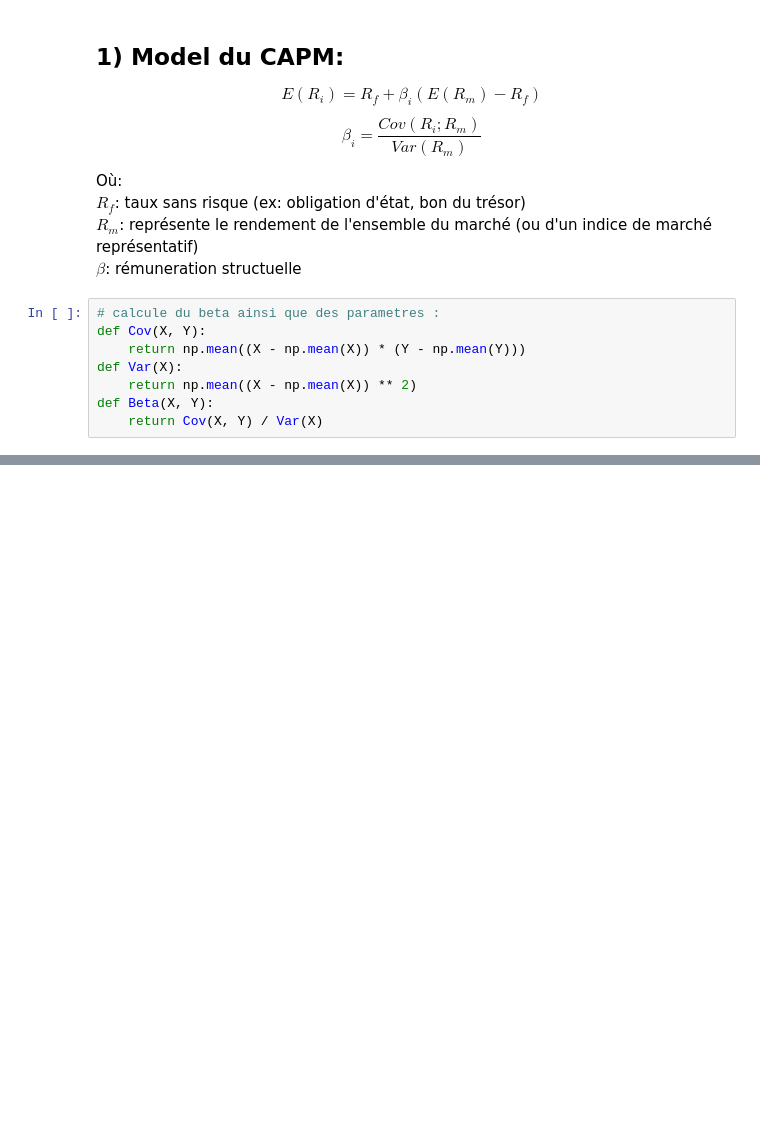
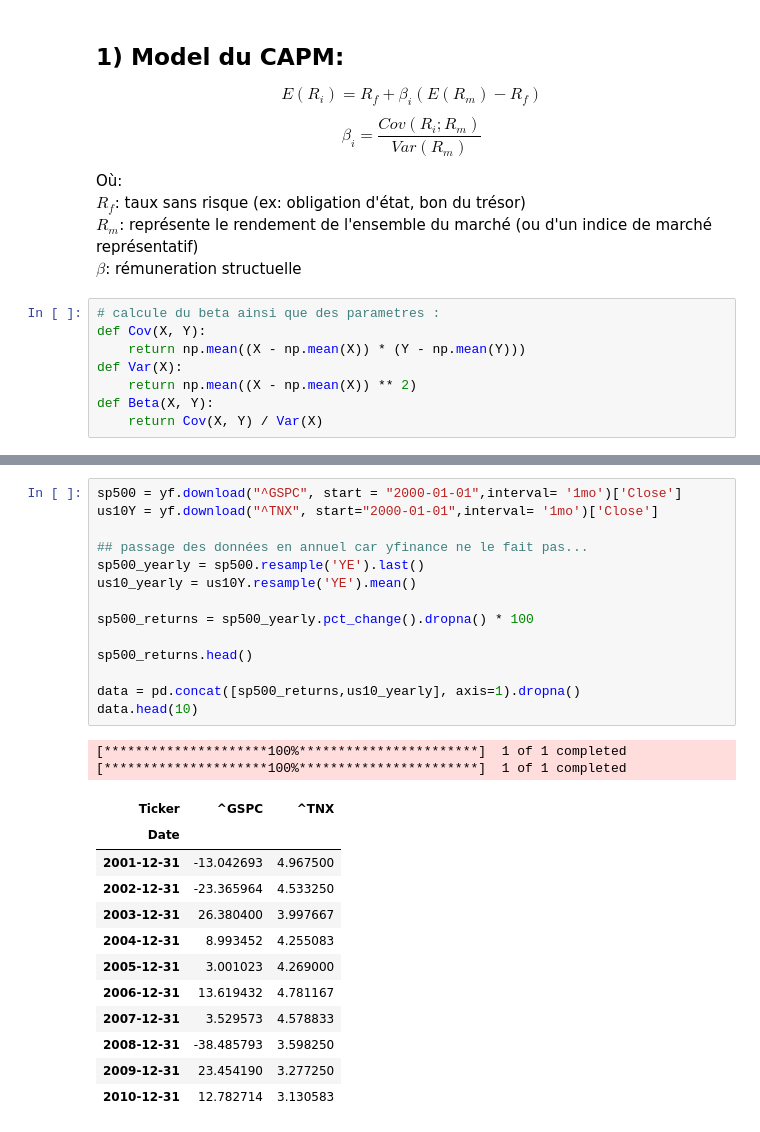
Before and after one commit to alabienlecouz/portfolio-V1, a Jupyter notebook: model-CAPM.ipynb, the cells around one changed output, grey strips where cells are left out. Drawn from its saved outputs; the diff is of its cells as text; blank space fills up the shorter version.

```diff
--- a/model-CAPM.ipynb
+++ b/model-CAPM.ipynb
@@ -47,0 +51,29 @@ $prime\ de\ risque\ historique = \dfrac{1}{T} \Sigma (R_{m,t} - R_{f,t}) $
+# %%
+sp500 = yf.download("^GSPC", start = "2000-01-01",interval= '1mo')['Close']
+us10Y = yf.download("^TNX", start="2000-01-01",interval= '1mo')['Close']
+
+## passage des données en annuel car yfinance ne le fait pas...
+sp500_yearly = sp500.resample('YE').last()
+us10_yearly = us10Y.resample('YE').mean()
+
+sp500_returns = sp500_yearly.pct_change().dropna() * 100
+
+sp500_returns.head()
+
+data = pd.concat([sp500_returns,us10_yearly], axis=1).dropna()
+data.head(10)
+# %% [output]
+[*********************100%***********************]  1 of 1 completed
+[*********************100%***********************]  1 of 1 completed
+| Ticker | ^GSPC | ^TNX |
+| Date |  |  |
+| 2001-12-31 | -13.042693 | 4.967500 |
+| 2002-12-31 | -23.365964 | 4.533250 |
+| 2003-12-31 | 26.380400 | 3.997667 |
+| 2004-12-31 | 8.993452 | 4.255083 |
+| 2005-12-31 | 3.001023 | 4.269000 |
+| 2006-12-31 | 13.619432 | 4.781167 |
+| 2007-12-31 | 3.529573 | 4.578833 |
+| 2008-12-31 | -38.485793 | 3.598250 |
+| 2009-12-31 | 23.454190 | 3.277250 |
+| 2010-12-31 | 12.782714 | 3.130583 |
```
Also changed, not shown: parts of 3 cells of this notebook.
